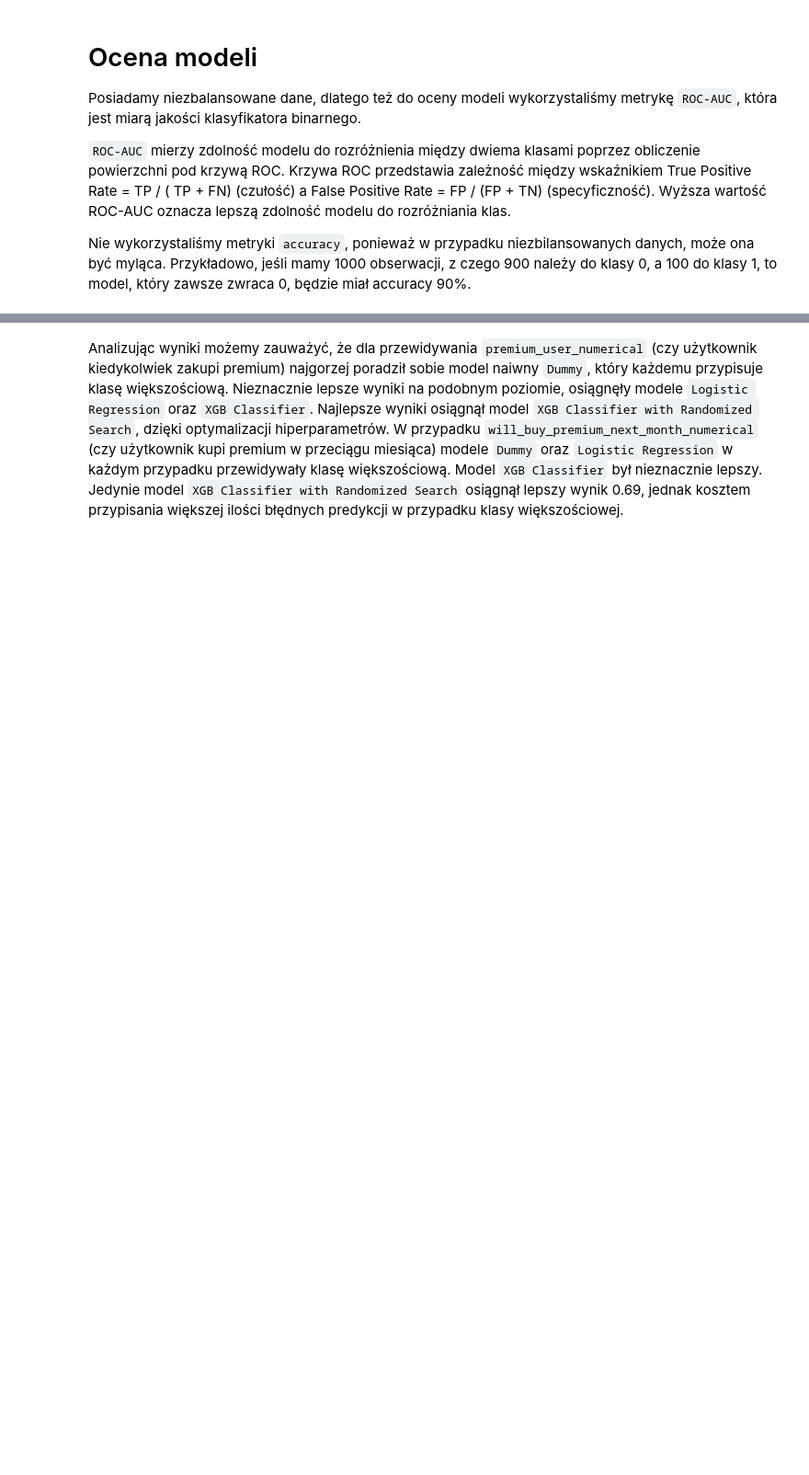
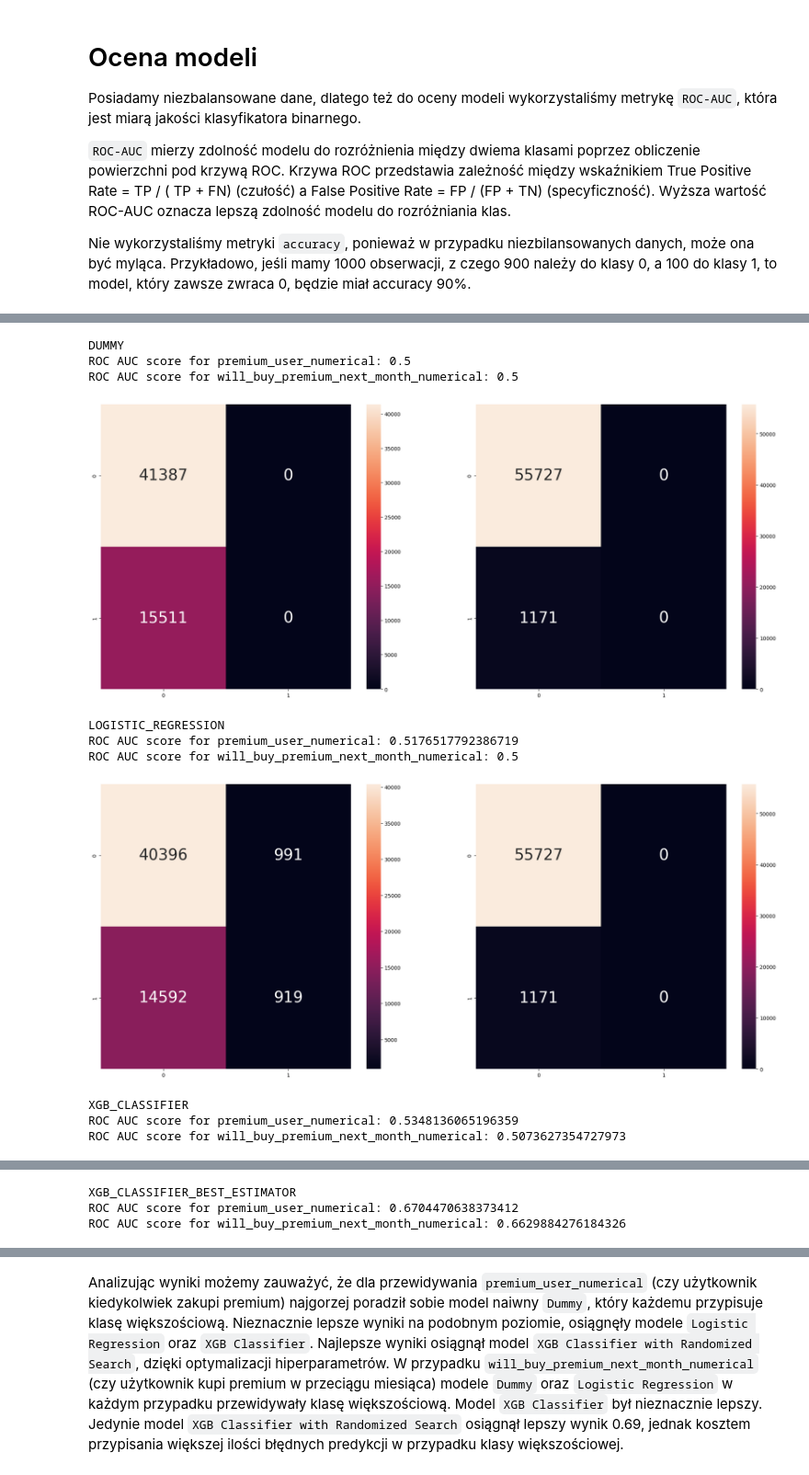
Before and after one commit to bartlomiejkrawczyk/IUM-23L, a Jupyter notebook: stage_2.ipynb, the cells around one changed output, grey strips where cells are left out. Shown at 92% size. Saved outputs shown, nothing was run; the diff lists cells and outputs as text; code cells hidden in the pictures; blank space fills up the shorter version.

```diff
--- a/stage_2.ipynb
+++ b/stage_2.ipynb
@@ -286,24 +251,3 @@ Posiadamy niezbalansowane dane, dlatego też do oceny modeli wykorzystaliśmy me
 `ROC-AUC` mierzy zdolność modelu do rozróżnienia między dwiema klasami poprzez obliczenie powierzchni pod krzywą ROC. Krzywa ROC przedstawia zależność między wskaźnikiem True Positive Rate = TP / ( TP + FN) (czułość) a False Positive Rate = FP / (FP + TN) (specyficzność). Wyższa wartość ROC-AUC oznacza lepszą zdolność modelu do rozróżniania klas.
 
 Nie wykorzystaliśmy metryki `accuracy`, ponieważ w przypadku niezbilansowanych danych, może ona być myląca. Przykładowo, jeśli mamy 1000 obserwacji, z czego 900 należy do klasy 0, a 100 do klasy 1, to model, który zawsze zwraca 0, będzie miał accuracy 90%.
-# %%
-for type in MODEL_TYPES:
-    print(type.upper())
-    _, axs = plt.subplots(1, 2, figsize=(24, 10))  # type: ignore
-    for i, target in enumerate(TARGETS):
-        model = MODELS[type][target]
-        y_predicted = model.predict(X_test)
-        y_true = Y_test[target]
-        roc_auc_score_value = roc_auc_score(y_true, y_predicted)
-        print(f"ROC AUC score for {target}: {roc_auc_score_value}")
-        matrix = confusion_matrix(y_true, y_predicted)
-        sns.heatmap(
-            matrix,
-            annot=True,
-            annot_kws={"fontsize": 30},
-            fmt='g',
-            xticklabels=["0", "1"],  # type: ignore
-            yticklabels=["0", "1"],  # type: ignore
-            ax=axs[i]  # type: ignore
-        )
-    plt.show()
@@ -326,0 +254,17 @@ ROC AUC score for will_buy_premium_next_month_numerical: 0.6892945303243974
+# %%
+for type in MODEL_TYPES:
+    print(type.upper())
+    models = MODELS[type]
+    plot_confusion_matrix(models, X_test, Y_test)
+# %% [output]
+DUMMY
+ROC AUC score for premium_user_numerical: 0.5
+ROC AUC score for will_buy_premium_next_month_numerical: 0.5
+[figure, added]
+LOGISTIC_REGRESSION
+ROC AUC score for premium_user_numerical: 0.5176517792386719
+ROC AUC score for will_buy_premium_next_month_numerical: 0.5
+[figure, added]
+XGB_CLASSIFIER
+ROC AUC score for premium_user_numerical: 0.5348136065196359
+ROC AUC score for will_buy_premium_next_month_numerical: 0.5073627354727973
@@ -326,0 +272,3 @@ ROC AUC score for will_buy_premium_next_month_numerical: 0.6892945303243974
+XGB_CLASSIFIER_BEST_ESTIMATOR
+ROC AUC score for premium_user_numerical: 0.6704470638373412
+ROC AUC score for will_buy_premium_next_month_numerical: 0.6629884276184326
```
Also changed, not shown: parts of 18 cells of this notebook, 1 other file.
